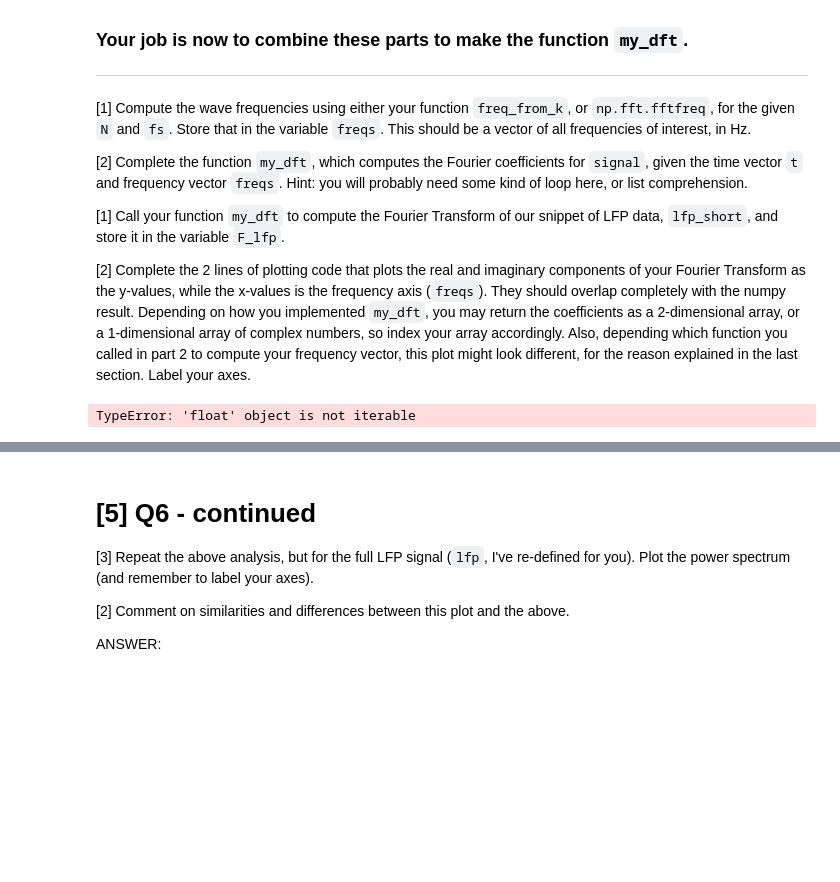
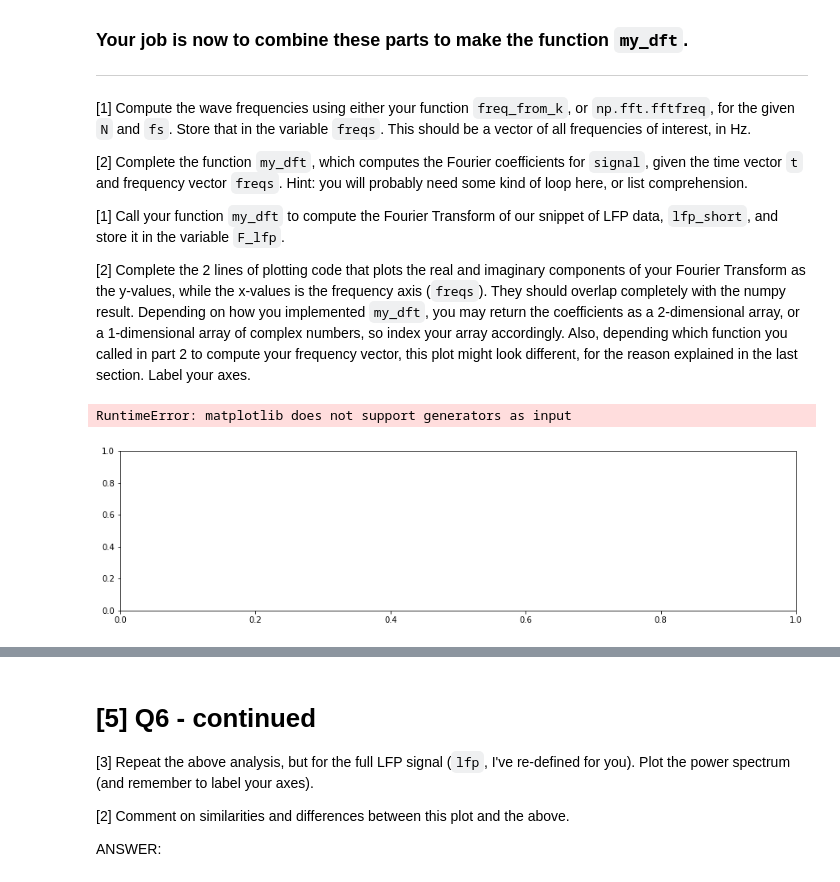
Before and after one commit to Gideo562/COGS118C, a Jupyter notebook: Assignments/A2-FourierTransform.ipynb, the cells around one changed output, grey strips where cells are left out. Drawn from its saved outputs; the diff is of its cells as text; code cells hidden in the pictures; blank space fills up the shorter version.

Commit message:
Updated some functions

```diff
--- a/Assignments/A2-FourierTransform.ipynb
+++ b/Assignments/A2-FourierTransform.ipynb
@@ -203,10 +203,13 @@ def make_cos_sin(t, freq):
 
     return cos, sin
 
+
+# We will use numpy function np.dot to solve the dot product of our cos/sin waves
+
 def dot_cos_sin(signal, t, freq):
     cos, sin = np.cos(2*np.pi*t*freq), np.sin(2*np.pi*t*freq)
-    a_coef = signal * cos
-    b_coef = signal * sin
+    a_coef = np.dot(signal,cos)
+    b_coef = np.dot(signal,sin)
     return a_coef, b_coef
 
 # compute the dot products for 8Hz cosine and sine waves
@@ -415,36 +409,36 @@ Now, you have all the components for writing your own Discrete Fourier Transform
 # %%
 fs = 1250
 N = len(lfp_short)
 
-freqs = freq_from_k(k,N,fs)
+freqs = np.fft.fftfreq(N,1/fs)
 
-def my_dft(signal, t, freqs):
-    for freq in freqs:
-        coeff = [np.array(dot_cos_sin(lfp_short,t_short,freqs))]
-    return coeff
+def my_dft(signal,t, freqs):
+
+    return [np.array(dot_cos_sin(lfp_short,t_short,freqs) for i in freqs)]
 
 F_lfp = my_dft(lfp_short,t_short,freqs)
 F_lfp_np = np.fft.fft(lfp_short) # calling np.fft to make sure you have the right answers
 
 # plotting code
 plt.figure(figsize=(15,8))
 plt.subplot(2,1,1)
 # _FILL_IN_YOUR_CODE_HERE
 
-plt.plot(freqs,F_lfp.real, 'o-', alpha=0.5, label='My DFT')
+plt.plot(freqs, F_lfp, 'o-', alpha=0.5, label='My DFT')
 plt.plot(freqs, F_lfp_np.real, '.-', alpha=0.5, label='numpy FFT')
 plt.legend()
 
 plt.subplot(2,1,2)
-plt.plot(freqs, F_lfp.img, 'o-', alpha=0.5) # you might need a negative in front of the imag component
+#plt.plot(freqs, F_lfp.img, 'o-', alpha=0.5) # you might need a negative in front of the imag component
 plt.plot(freqs, F_lfp_np.imag, '.-', alpha=0.5)
 
 # print the first 10 coefficients to make sure they're the same
 # the signs will be flipped for the imaginary component
 print(F_lfp[:5,:])
 print(F_lfp_np[:5])
 # %% [output]
-TypeError: 'float' object is not iterable
+RuntimeError: matplotlib does not support generators as input
+[figure, added]
 # %% [markdown]
 # [3 + 1 Bonus] Q6: Power Spectrum
 The above two plots are the real and imaginary coefficients spectra. While looking at them is interesting, we are often interested in another spectrum, the **power spectrum** of a signal, which is the squared magnitude of the complex vector (defined by coefficients `a_coef` and `b_coef`) at every frequency. This representation tells us which components are the strongest (has the highest power) in our data.
```
Also changed, not shown: parts of 3 cells of this notebook.
